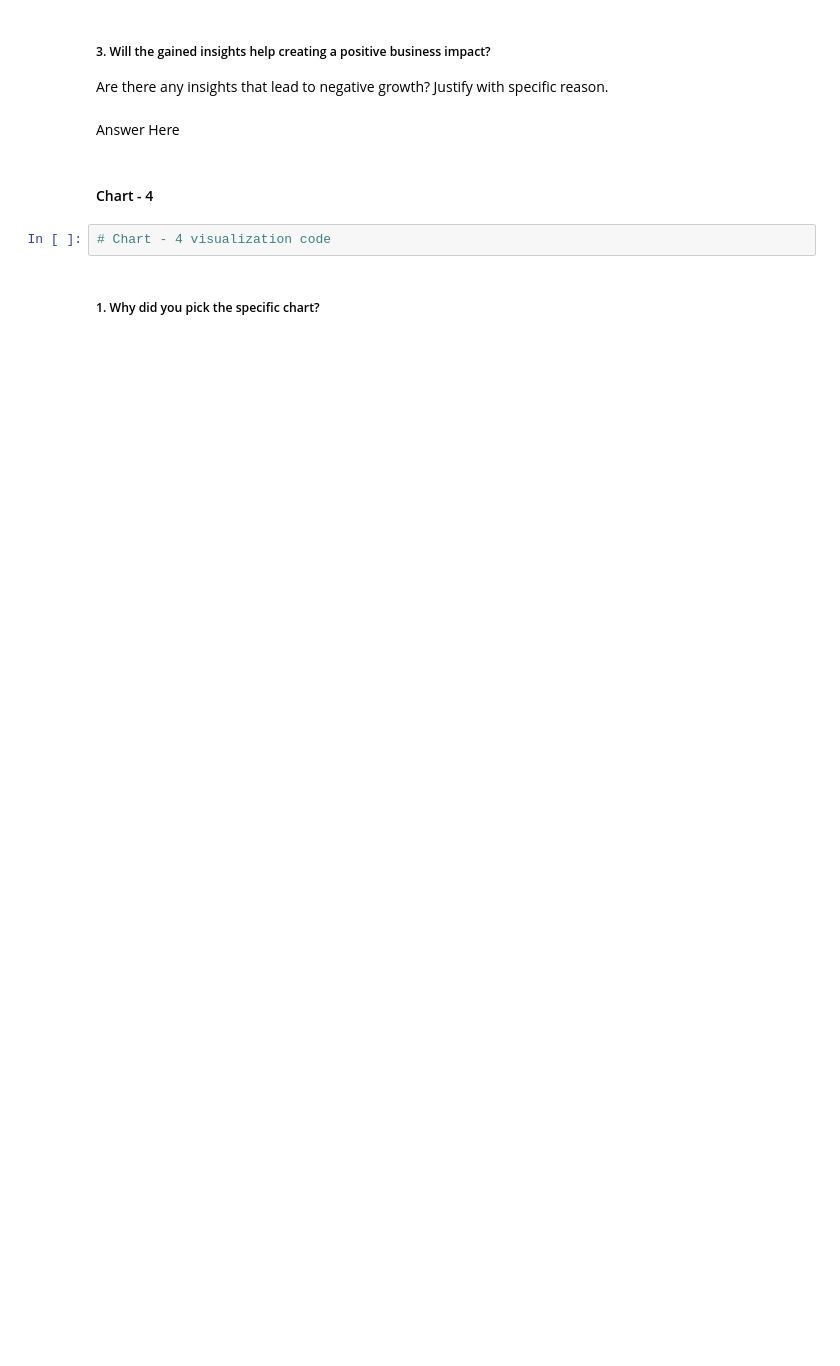
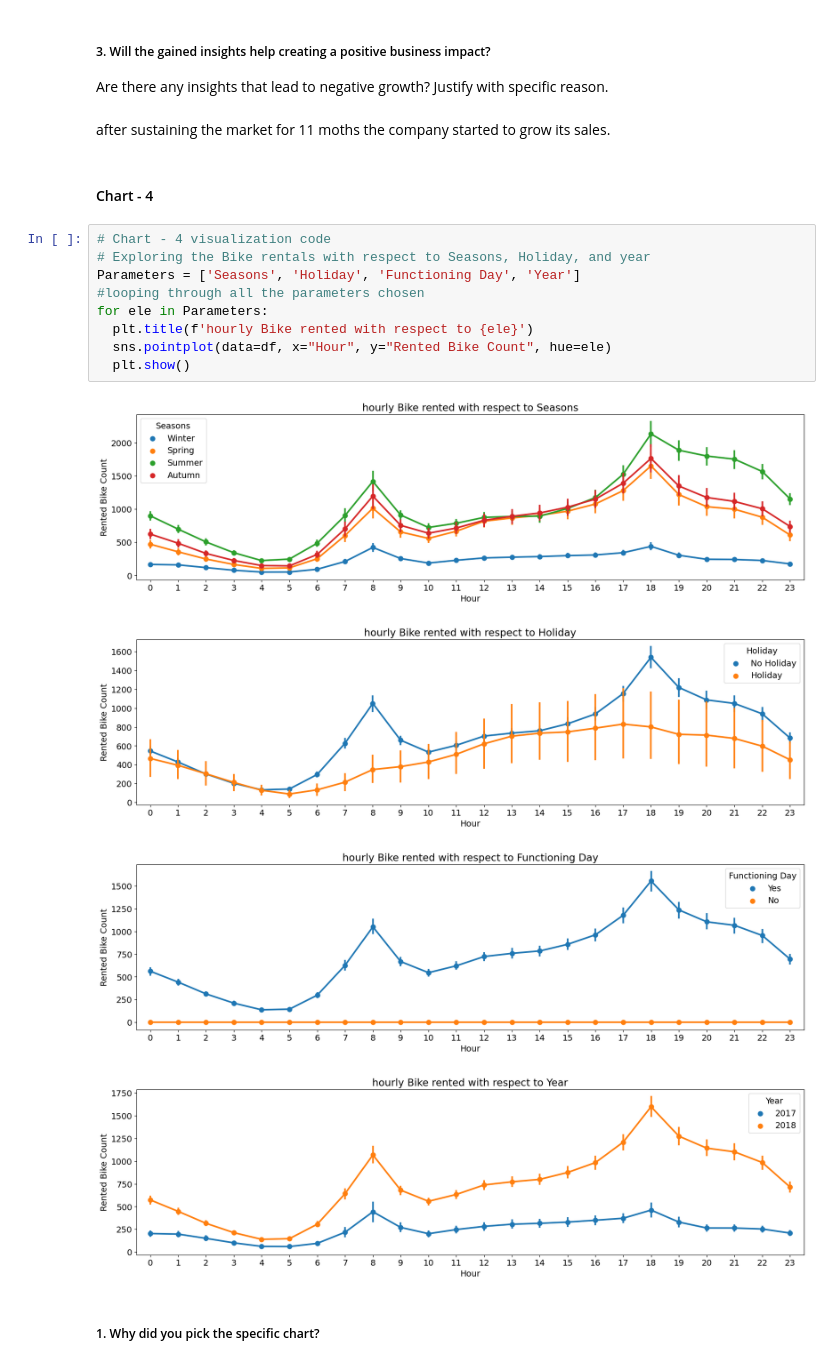
Before and after one commit to azizdafi/Bike-Sharing-Prediction, a Jupyter notebook: Bike_sharing_demand_Prediction_Sayed_Aziz.ipynb, the cells around one changed output. Drawn from its saved outputs; the diff is of its cells as text; blank space fills up the shorter version.

```diff
--- a/Bike_sharing_demand_Prediction_Sayed_Aziz.ipynb
+++ b/Bike_sharing_demand_Prediction_Sayed_Aziz.ipynb
@@ -406,11 +505,23 @@ Answer Here
 # %% [markdown]
 ##### 3. Will the gained insights help creating a positive business impact?
 Are there any insights that lead to negative growth? Justify with specific reason.
-# %% [markdown]
-Answer Here
+# %% [markdown]
+after sustaining the market for 11 moths the company started to grow its sales.
 # %% [markdown]
 #### Chart - 4
-# %%
-# Chart - 4 visualization code
+# %%
+# Chart - 4 visualization code
+# Exploring the Bike rentals with respect to Seasons, Holiday, and year
+Parameters = ['Seasons', 'Holiday', 'Functioning Day', 'Year']
+#looping through all the parameters chosen
+for ele in Parameters:
+  plt.title(f'hourly Bike rented with respect to {ele}')
+  sns.pointplot(data=df, x="Hour", y="Rented Bike Count", hue=ele)
+  plt.show()
+# %% [output]
+[figure, added]
+[figure, added]
+[figure, added]
+[figure, added]
 # %% [markdown]
 ##### 1. Why did you pick the specific chart?
```
Also changed, not shown: parts of 31 cells of this notebook.
